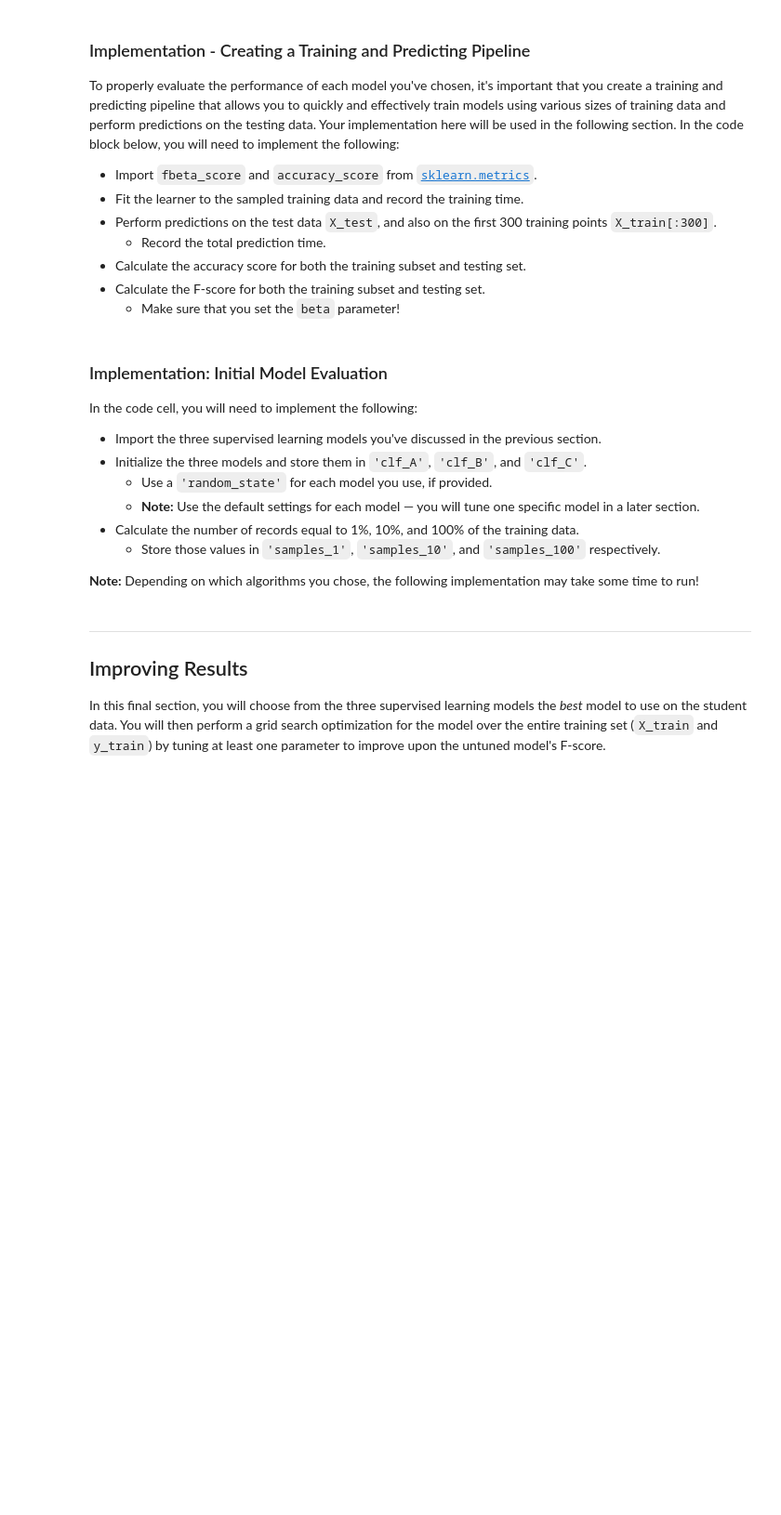
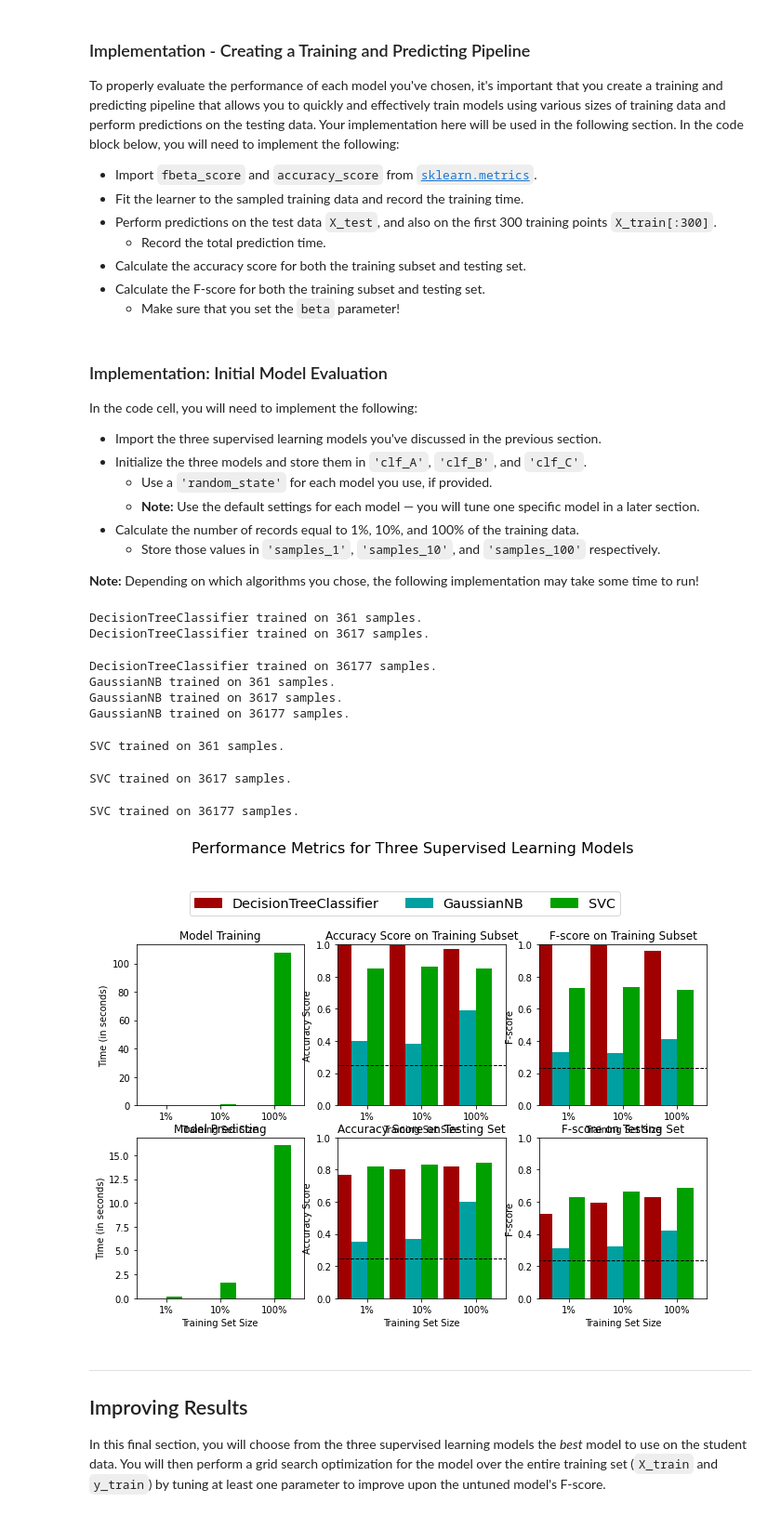
Before and after one commit to alexgeorgousis/charity-ml, a Jupyter notebook: finding_donors.ipynb, the cells around one changed output. Shown at 93% size. Saved outputs shown, nothing was run; the diff lists cells and outputs as text; code cells hidden in the pictures; blank space fills up the shorter version.

Commit message:
Implemented initial model evaluation

```diff
--- a/finding_donors.ipynb
+++ b/finding_donors.ipynb
@@ -318,6 +326,11 @@ def train_predict(learner, sample_size, X_train, y_train, X_test, y_test):
 
     # Fit the learner to the training data using slicing with 'sample_size' using .fit(training_features[:], training_labels[:])
     start = time() # Get start time
+
+    # Set y type to 'int' to prevent sklearn error
+    y_train = y_train.astype('int')
+    y_test = y_test.astype('int')
+
     learner = learner.fit(X_train[:sample_size], y_train[:sample_size])
     end = time() # Get end time
 
@@ -331,7 +344,7 @@ def train_predict(learner, sample_size, X_train, y_train, X_test, y_test):
     predictions_train = learner.predict(X_train[:300])
     end = time() # Get end time
 
-    # TODO: Calculate the total prediction time
+    # Calculate the total prediction time
     results['pred_time'] = end-start
 
     # Compute accuracy on the first 300 training samples which is y_train[:300]
@@ -341,10 +354,10 @@ def train_predict(learner, sample_size, X_train, y_train, X_test, y_test):
     results['acc_test'] = accuracy_score(y_test, predictions_test)
 
     # Compute F-score on the the first 300 training samples using fbeta_score()
-    results['f_train'] = fbeta_score(y_train[:300], predictions_train)
+    results['f_train'] = fbeta_score(y_train[:300], predictions_train, 0.5)
 
     # TODO: Compute F-score on the test set which is y_test
-    results['f_test'] = fbeta_score(y_test, predictions_test)
+    results['f_test'] = fbeta_score(y_test, predictions_test, 0.5)
 
     # Success
     print("{} trained on {} samples.".format(learner.__class__.__name__, sample_size))
@@ -363,32 +376,46 @@ In the code cell, you will need to implement the following:
 
 **Note:** Depending on which algorithms you chose, the following implementation may take some time to run!
 # %%
-# TODO: Import the three supervised learning models from sklearn
+# Import the three supervised learning models from sklearn
+from sklearn.naive_bayes import GaussianNB
+from sklearn.tree import DecisionTreeClassifier
+from sklearn.svm import SVC
 
-# TODO: Initialize the three models
-clf_A = None
-clf_B = None
-clf_C = None
+# Initialize the three models
+clf_A = DecisionTreeClassifier()
+clf_B = GaussianNB()
+clf_C = SVC()
 
 # TODO: Calculate the number of samples for 1%, 10%, and 100% of the training data
 # HINT: samples_100 is the entire training set i.e. len(y_train)
 # HINT: samples_10 is 10% of samples_100 (ensure to set the count of the values to be `int` and not `float`)
 # HINT: samples_1 is 1% of samples_100 (ensure to set the count of the values to be `int` and not `float`)
-samples_100 = None
-samples_10 = None
-samples_1 = None
+samples_100 = len(y_train)
+samples_10 = len(y_train) // 10
+samples_1 = len(y_train) // 100
 
 # Collect results on the learners
 results = {}
 for clf in [clf_A, clf_B, clf_C]:
     clf_name = clf.__class__.__name__
     results[clf_name] = {}
     for i, samples in enumerate([samples_1, samples_10, samples_100]):
         results[clf_name][i] = \
         train_predict(clf, samples, X_train, y_train, X_test, y_test)
 
 # Run metrics visualization for the three supervised learning models chosen
 vs.evaluate(results, accuracy, fscore)
+# %% [output]
+DecisionTreeClassifier trained on 361 samples.
+DecisionTreeClassifier trained on 3617 samples.
+DecisionTreeClassifier trained on 36177 samples.
+GaussianNB trained on 361 samples.
+GaussianNB trained on 3617 samples.
+GaussianNB trained on 36177 samples.
+SVC trained on 361 samples.
+SVC trained on 3617 samples.
+SVC trained on 36177 samples.
+[figure, added]
 # %% [markdown]
 ----
 ## Improving Results
```
Also changed, not shown: parts of 2 cells of this notebook.
